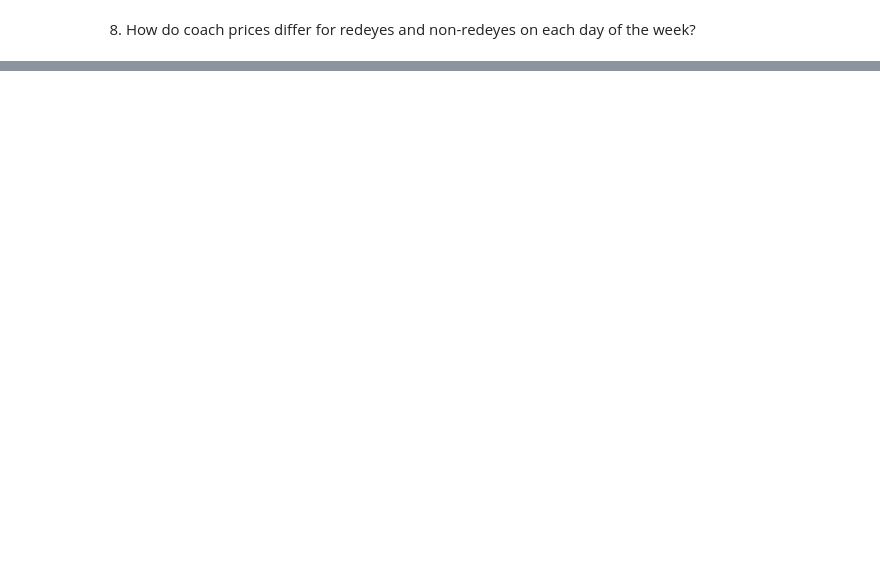
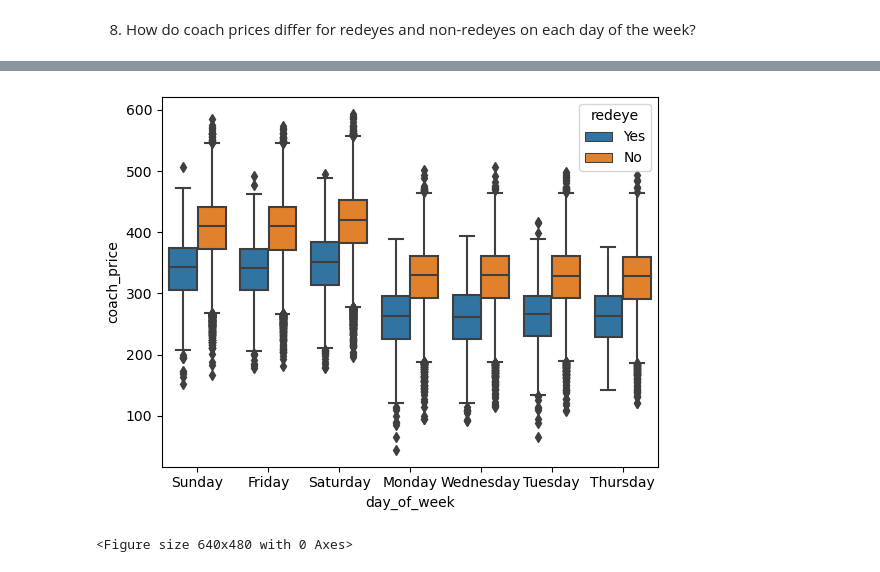
Before and after one commit to oldoc63/learningDS, a Jupyter notebook: exploreByVisual/Airline Analysis.ipynb, the cells around one changed output, grey strips where cells are left out. Cells and saved outputs as stored; diff of their text form; code cells hidden in the pictures; blank space fills up the shorter version.

```diff
--- a/exploreByVisual/Airline Analysis.ipynb
+++ b/exploreByVisual/Airline Analysis.ipynb
@@ -256,0 +268,8 @@ plt.clf()
+# %%
+## Task 8
+sns.boxplot(x = "day_of_week", y = "coach_price", hue = "redeye", data = flight)
+plt.show()
+plt.clf()
+# %% [output]
+[figure, added]
+<Figure size 640x480 with 0 Axes>
```
Also changed, not shown: parts of 7 cells of this notebook.
